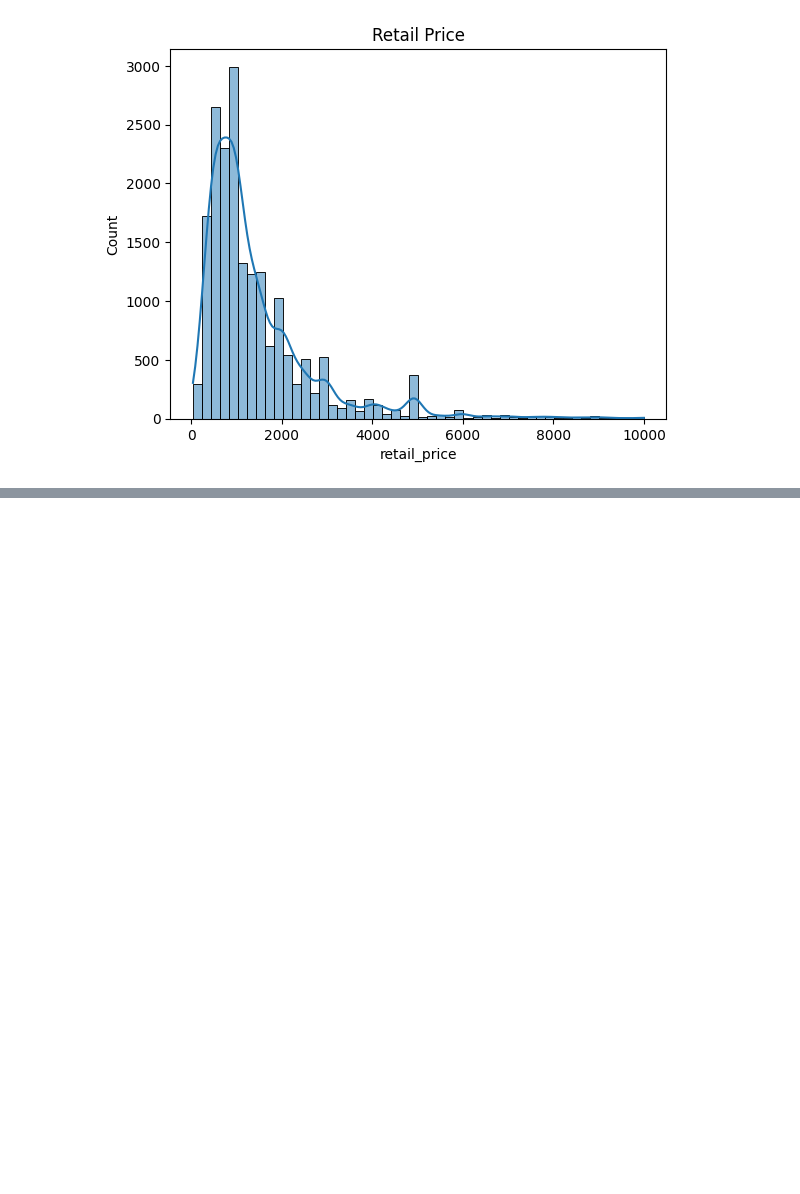
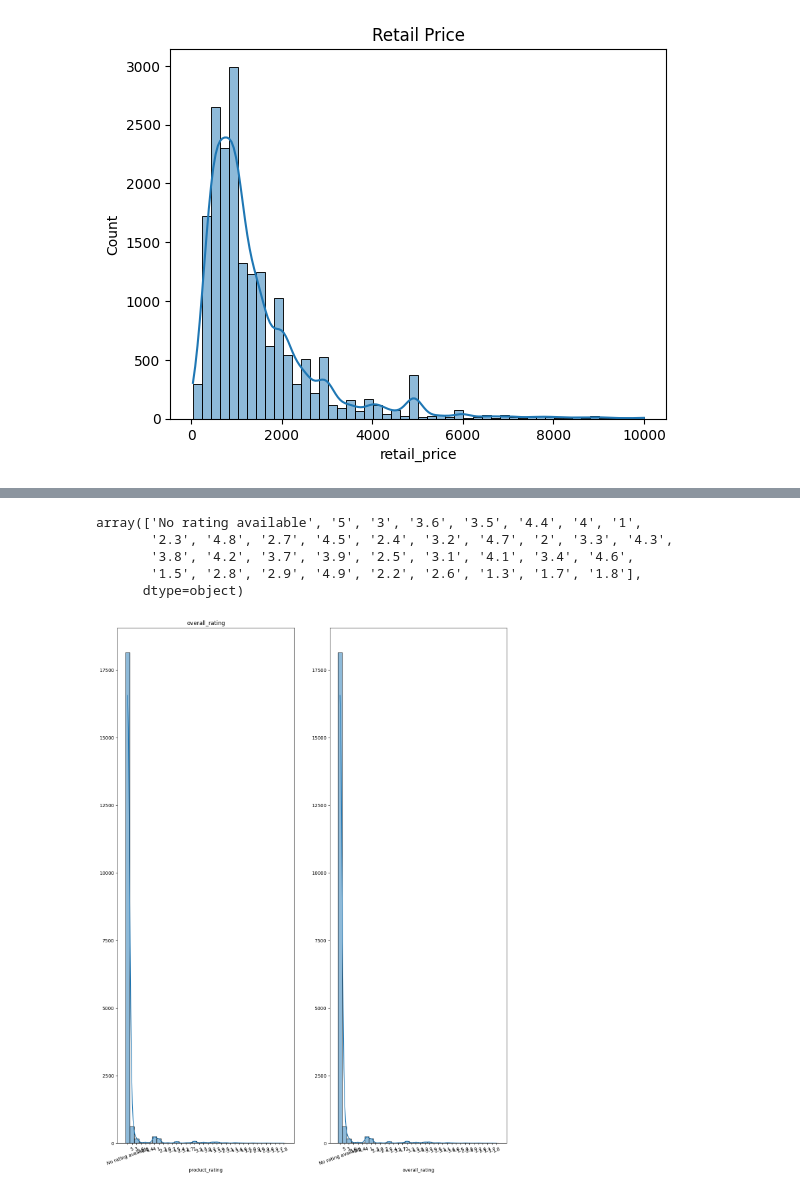
Before and after one commit to sam47-asfaw/Flipkart-Price-Predictor, a Jupyter notebook: notebook.ipynb, the cells around one changed output, grey strips where cells are left out. Cells and saved outputs as stored; diff of their text form; code cells hidden in the pictures; blank space fills up the shorter version.

```diff
--- a/notebook.ipynb
+++ b/notebook.ipynb
@@ -223,0 +209,22 @@ MemoryError
+# %%
+df.product_rating.unique()
+# %% [output]
+array(['No rating available', '5', '3', '3.6', '3.5', '4.4', '4', '1',
+       '2.3', '4.8', '2.7', '4.5', '2.4', '3.2', '4.7', '2', '3.3', '4.3',
+       '3.8', '4.2', '3.7', '3.9', '2.5', '3.1', '4.1', '3.4', '4.6',
+       '1.5', '2.8', '2.9', '4.9', '2.2', '2.6', '1.3', '1.7', '1.8'],
+      dtype=object)
+# %%
+ratings = ['product_rating','overall_rating']
+
+plt.figure(figsize=(15, 20))
+j=1
+for col in ratings:
+    plt.title(col)
+    plt.subplot(1,2, j)
+    ax = sns.histplot(x = df[col], kde=True,bins=50)
+    ax.set( ylabel = None)
+    plt.xticks(rotation = 20)
+    j += 1
+# %% [output]
+[figure, added]
```
Also changed, not shown: parts of 12 cells of this notebook.
